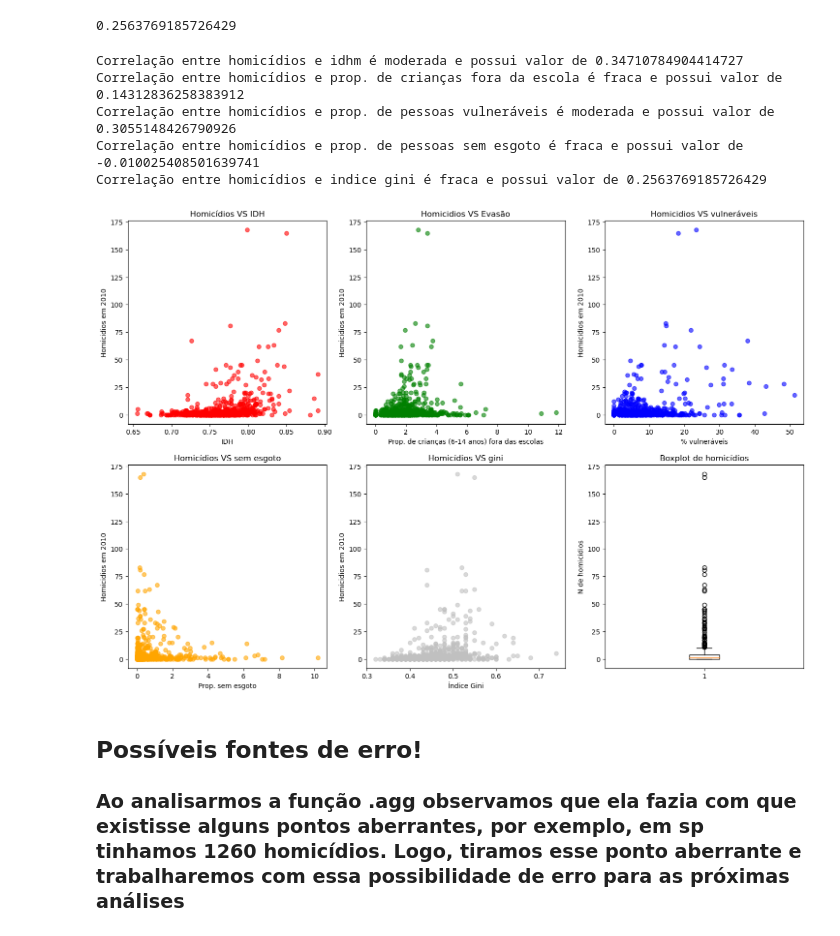
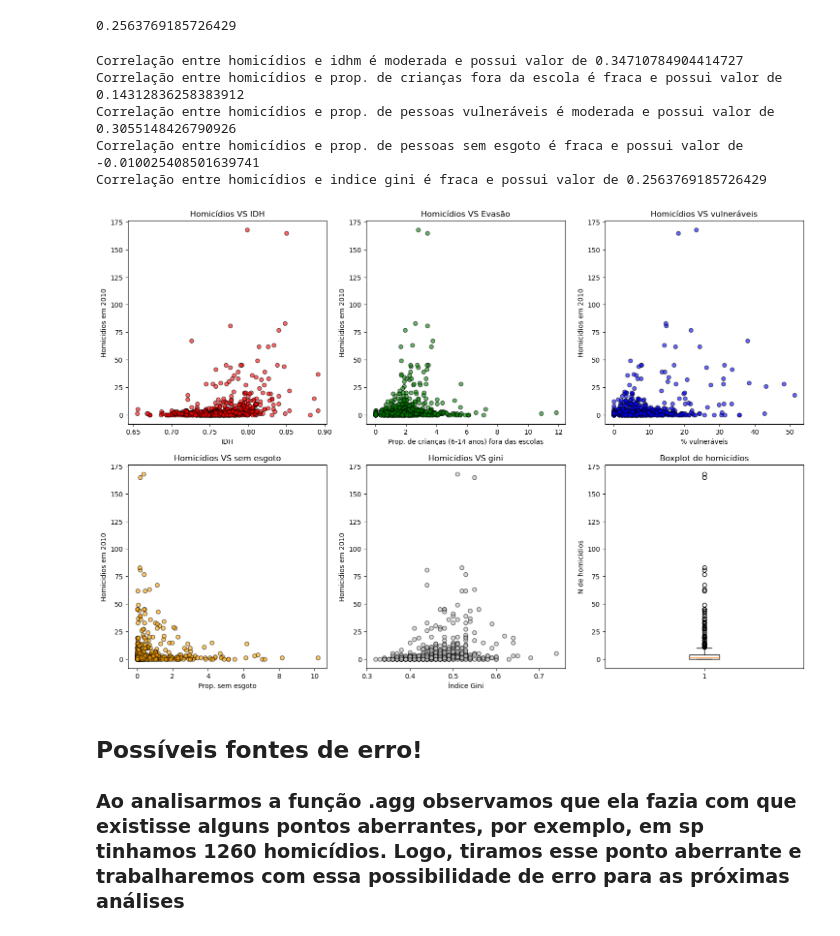
Before and after one commit to felipebns/P2_Cdados, a Jupyter notebook: p2_cdados.ipynb, the cells around one changed output. Drawn from its saved outputs; the diff is of its cells as text; code cells hidden in the pictures.

Commit message:
edgecolor

```diff
--- a/p2_cdados.ipynb
+++ b/p2_cdados.ipynb
@@ -163,7 +167,7 @@ tabela_sem_sp['Homicidio_total'].corr(tabela_sem_sp['indice_gini'])
 plt.figure(figsize=(18,12))
 
 plt.subplot(2,3,1)
-plt.scatter(tabela_sem_sp['idhm'], tabela_sem_sp['Homicidio_total'], alpha=0.6, color='red')
+plt.scatter(tabela_sem_sp['idhm'], tabela_sem_sp['Homicidio_total'], alpha=0.6, color='red', edgecolors="black")
 plt.xlabel('IDH')
 plt.ylabel('Homicidios em 2010')
 plt.title('Homicídios VS IDH')
@@ -176,7 +180,7 @@ elif abs(corr_idhm) > 0.7:
     print(f'Correlação entre homicídios e idhm é forte e possui valor de {corr_idhm}')
 
 plt.subplot(2,3,2)
-plt.scatter(tabela_sem_sp['proporcao_crianca_fora_escola_6_14'], tabela_sem_sp['Homicidio_total'], alpha=0.6, color='green')
+plt.scatter(tabela_sem_sp['proporcao_crianca_fora_escola_6_14'], tabela_sem_sp['Homicidio_total'], alpha=0.6, color='green', edgecolors="black")
 plt.xlabel('Prop. de crianças (6-14 anos) fora das escolas')
 plt.ylabel('Homicidios em 2010')
 plt.title('Homicídios VS Evasão')
@@ -189,7 +193,7 @@ elif abs(corr_crianca) > 0.7:
     print(f'Correlação entre homicídios e prop. de crianças fora da escola é forte e possui valor de {corr_crianca}')
 
 plt.subplot(2,3,3)
-plt.scatter(tabela_sem_sp['proporcao_vulnerabilidade_socioeconomica'], tabela_sem_sp['Homicidio_total'], alpha=0.6, color='blue')
+plt.scatter(tabela_sem_sp['proporcao_vulnerabilidade_socioeconomica'], tabela_sem_sp['Homicidio_total'], alpha=0.6, color='blue', edgecolors="black")
 plt.xlabel('% vulneráveis')
 plt.ylabel('Homicidios em 2010')
 plt.title('Homicídios VS vulneráveis')
@@ -202,7 +206,7 @@ elif abs(corr_vul) > 0.7:
     print(f'Correlação entre homicídios e prop. de pessoas vulneráveis é forte e possui valor de {corr_vul}')
 
 plt.subplot(2,3,4)
-plt.scatter(tabela_sem_sp['proporcao_sem_agua_esgoto'], tabela_sem_sp['Homicidio_total'], alpha=0.6, color='Orange')
+plt.scatter(tabela_sem_sp['proporcao_sem_agua_esgoto'], tabela_sem_sp['Homicidio_total'], alpha=0.6, color='Orange', edgecolors="black")
 plt.xlabel('Prop. sem esgoto')
 plt.ylabel('Homicidios em 2010')
 plt.title('Homicídios VS sem esgoto')
@@ -211,35 +215,35 @@ if abs(corr_esg) < 0.3:
     print(f'Correlação entre homicídios e prop. de pessoas sem esgoto é fraca e possui valor de {corr_esg}')
 elif abs(corr_esg) >0.3 and (corr_esg) < 0.7:
     print(f'Correlação entre homicídios e prop. de pessoas sem esgoto é moderada e possui valor de {corr_esg}')
 elif abs(corr_esg) > 0.7:
     print(f'Correlação entre homicídios e prop. de pessoas sem esgoto é forte e possui valor de {corr_esg}')
 
 plt.subplot(2,3,5)
-plt.scatter(tabela_sem_sp['indice_gini'], tabela_sem_sp['Homicidio_total'], alpha=0.6, color='silver')
+plt.scatter(tabela_sem_sp['indice_gini'], tabela_sem_sp['Homicidio_total'], alpha=0.6, color='silver', edgecolors="black")
 plt.xlabel('Índice Gini')
 plt.ylabel('Homicidios em 2010')
 plt.title('Homicídios VS gini')
 corr_gini = tabela_sem_sp['Homicidio_total'].corr(tabela_sem_sp['indice_gini'])
 if abs(corr_gini) < 0.3:
     print(f'Correlação entre homicídios e indice gini é fraca e possui valor de {corr_gini}')
 elif abs(corr_gini) >0.3 and (corr_gini) < 0.7:
     print(f'Correlação entre homicídios e indice gini é moderada e possui valor de {corr_gini}')
 elif abs(corr_gini) > 0.7:
     print(f'Correlação entre homicídios e indice gini é forte e possui valor de {corr_gini}')
 
 plt.subplot(2,3,6)
 plt.boxplot(tabela_sem_sp['Homicidio_total'])
 plt.title('Boxplot de homicídios')
 plt.ylabel('N de homicidios')
 
 plt.show()
 # %% [output]
 Correlação entre homicídios e idhm é moderada e possui valor de 0.34710784904414727
 Correlação entre homicídios e prop. de crianças fora da escola é fraca e possui valor de 0.14312836258383912
 Correlação entre homicídios e prop. de pessoas vulneráveis é moderada e possui valor de 0.3055148426790926
 Correlação entre homicídios e prop. de pessoas sem esgoto é fraca e possui valor de -0.010025408501639741
 Correlação entre homicídios e indice gini é fraca e possui valor de 0.2563769185726429
-[figure, old version]
+[figure, new version]
 # %% [markdown]
 ## Possíveis fontes de erro!
 
```
Also changed, not shown: parts of 1 cell of this notebook.
